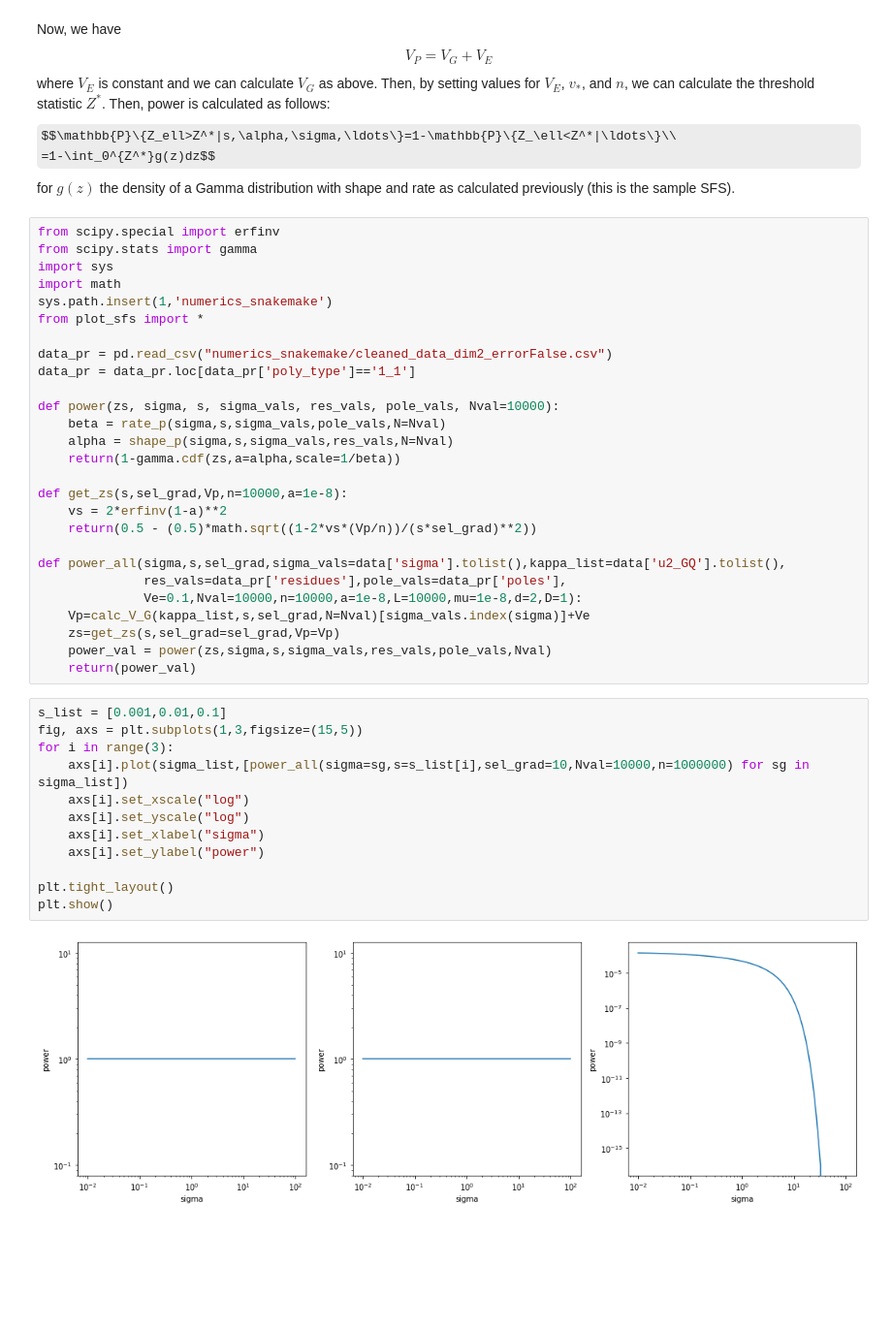
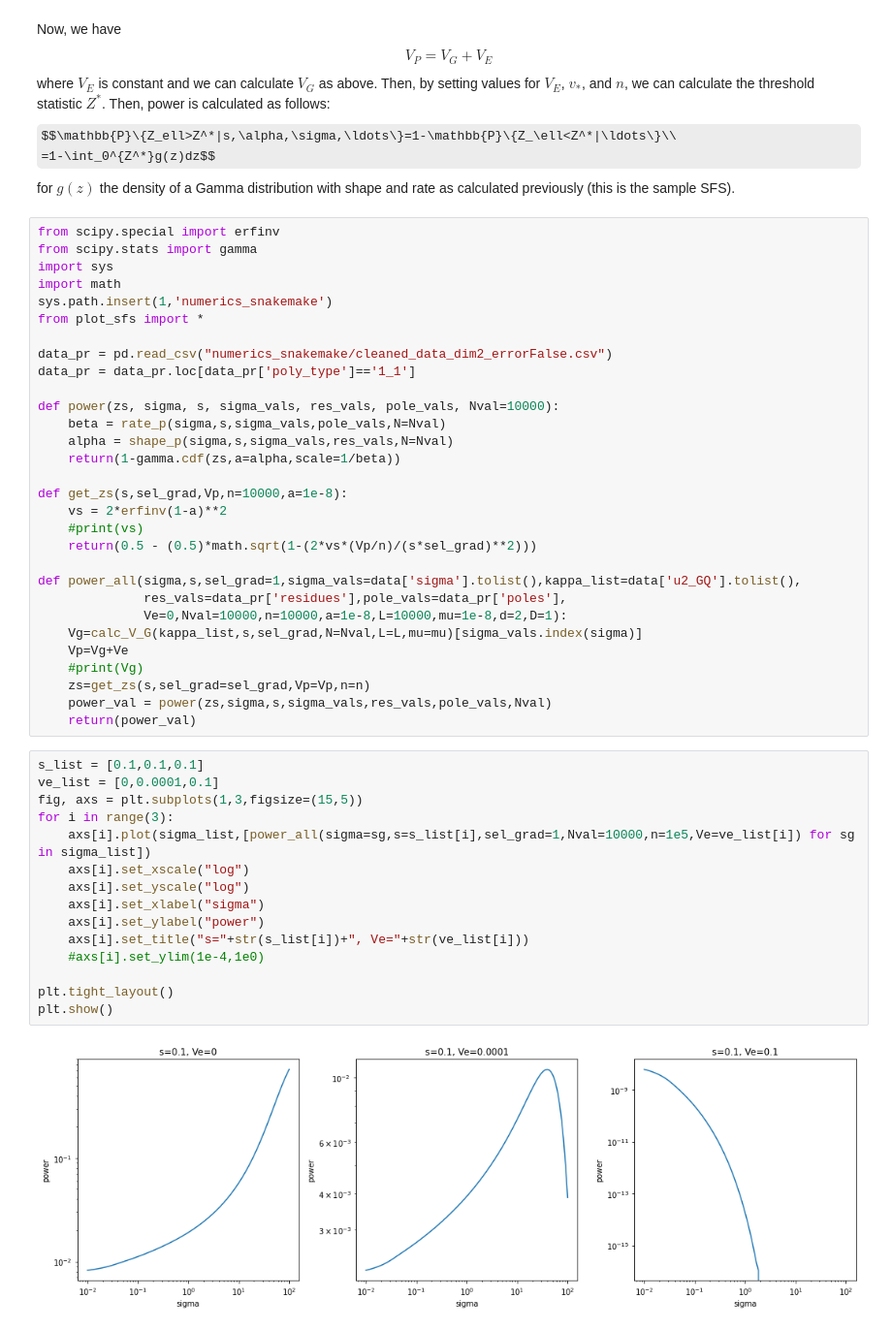
Before and after one commit to dp-rice/spatial-sfs, a Jupyter notebook: theory/Power_calculations.ipynb, the cells around one changed output. Shown: that part at 97% size. Drawn from its saved outputs; the diff is of its cells as text; some formulas as TeX source; blank space fills up the shorter version.

```diff
--- a/theory/Power_calculations.ipynb
+++ b/theory/Power_calculations.ipynb
@@ -141,26 +141,32 @@ def power(zs, sigma, s, sigma_vals, res_vals, pole_vals, Nval=10000):
 
 def get_zs(s,sel_grad,Vp,n=10000,a=1e-8):
     vs = 2*erfinv(1-a)**2
-    return(0.5 - (0.5)*math.sqrt((1-2*vs*(Vp/n))/(s*sel_grad)**2))
+    #print(vs)
+    return(0.5 - (0.5)*math.sqrt(1-(2*vs*(Vp/n)/(s*sel_grad)**2)))
 
-def power_all(sigma,s,sel_grad,sigma_vals=data['sigma'].tolist(),kappa_list=data['u2_GQ'].tolist(),
+def power_all(sigma,s,sel_grad=1,sigma_vals=data['sigma'].tolist(),kappa_list=data['u2_GQ'].tolist(),
               res_vals=data_pr['residues'],pole_vals=data_pr['poles'],
-              Ve=0.1,Nval=10000,n=10000,a=1e-8,L=10000,mu=1e-8,d=2,D=1):
-    Vp=calc_V_G(kappa_list,s,sel_grad,N=Nval)[sigma_vals.index(sigma)]+Ve
-    zs=get_zs(s,sel_grad=sel_grad,Vp=Vp)
+              Ve=0,Nval=10000,n=10000,a=1e-8,L=10000,mu=1e-8,d=2,D=1):
+    Vg=calc_V_G(kappa_list,s,sel_grad,N=Nval,L=L,mu=mu)[sigma_vals.index(sigma)]
+    Vp=Vg+Ve
+    #print(Vg)
+    zs=get_zs(s,sel_grad=sel_grad,Vp=Vp,n=n)
     power_val = power(zs,sigma,s,sigma_vals,res_vals,pole_vals,Nval)
     return(power_val)
 # %%
-s_list = [0.001,0.01,0.1]
+s_list = [0.1,0.1,0.1]
+ve_list = [0,0.0001,0.1]
 fig, axs = plt.subplots(1,3,figsize=(15,5))
 for i in range(3):
-    axs[i].plot(sigma_list,[power_all(sigma=sg,s=s_list[i],sel_grad=10,Nval=10000,n=1000000) for sg in sigma_list])
+    axs[i].plot(sigma_list,[power_all(sigma=sg,s=s_list[i],sel_grad=1,Nval=10000,n=1e5,Ve=ve_list[i]) for sg in sigma_list])
     axs[i].set_xscale("log")
     axs[i].set_yscale("log")
     axs[i].set_xlabel("sigma")
     axs[i].set_ylabel("power")
+    axs[i].set_title("s="+str(s_list[i])+", Ve="+str(ve_list[i]))
+    #axs[i].set_ylim(1e-4,1e0)
 
 plt.tight_layout()
 plt.show()
 # %% [output]
-[figure, old version]
+[figure, new version]
```
Also changed, not shown: parts of 4 cells of this notebook.
